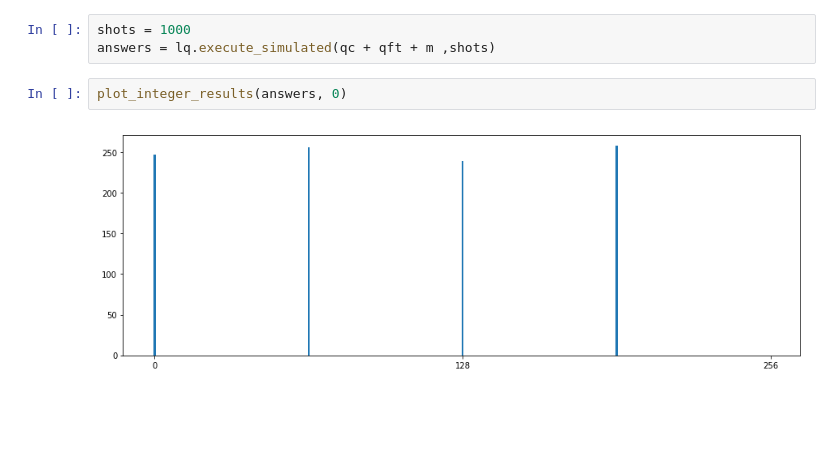
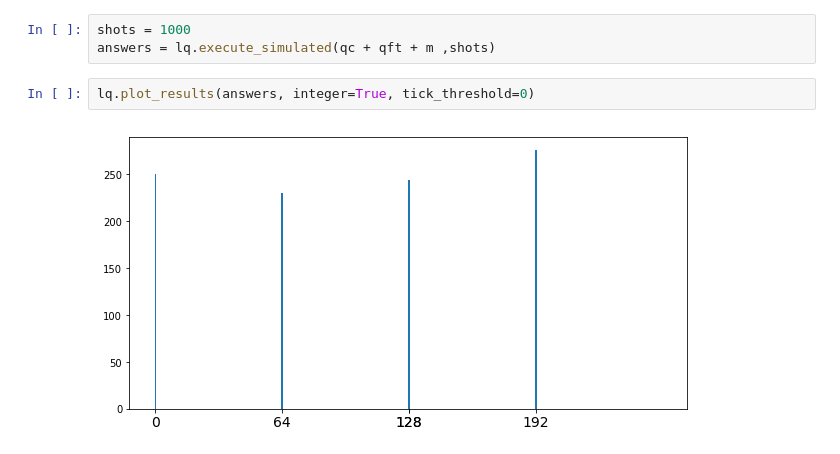
Before and after one commit to mtracy-quantum/learn_quantum, a Jupyter notebook: Shor-Reference-Implementation.ipynb, the cells around one changed output. Saved outputs shown, nothing was run; the diff lists cells and outputs as text; blank space fills up the shorter version.

```diff
--- a/Shor-Reference-Implementation.ipynb
+++ b/Shor-Reference-Implementation.ipynb
@@ -229,7 +215,7 @@ def plot_integer_results(answers, threshold):
 # %%
 shots = 1000
 answers = lq.execute_simulated(qc + qft + m ,shots)
-# %%
-plot_integer_results(answers, 0)
-# %% [output]
-[figure, removed]
+# %%
+lq.plot_results(answers, integer=True, tick_threshold=0)
+# %% [output]
+[figure, added]
```
Also changed, not shown: parts of 9 cells of this notebook, 2 other files.
